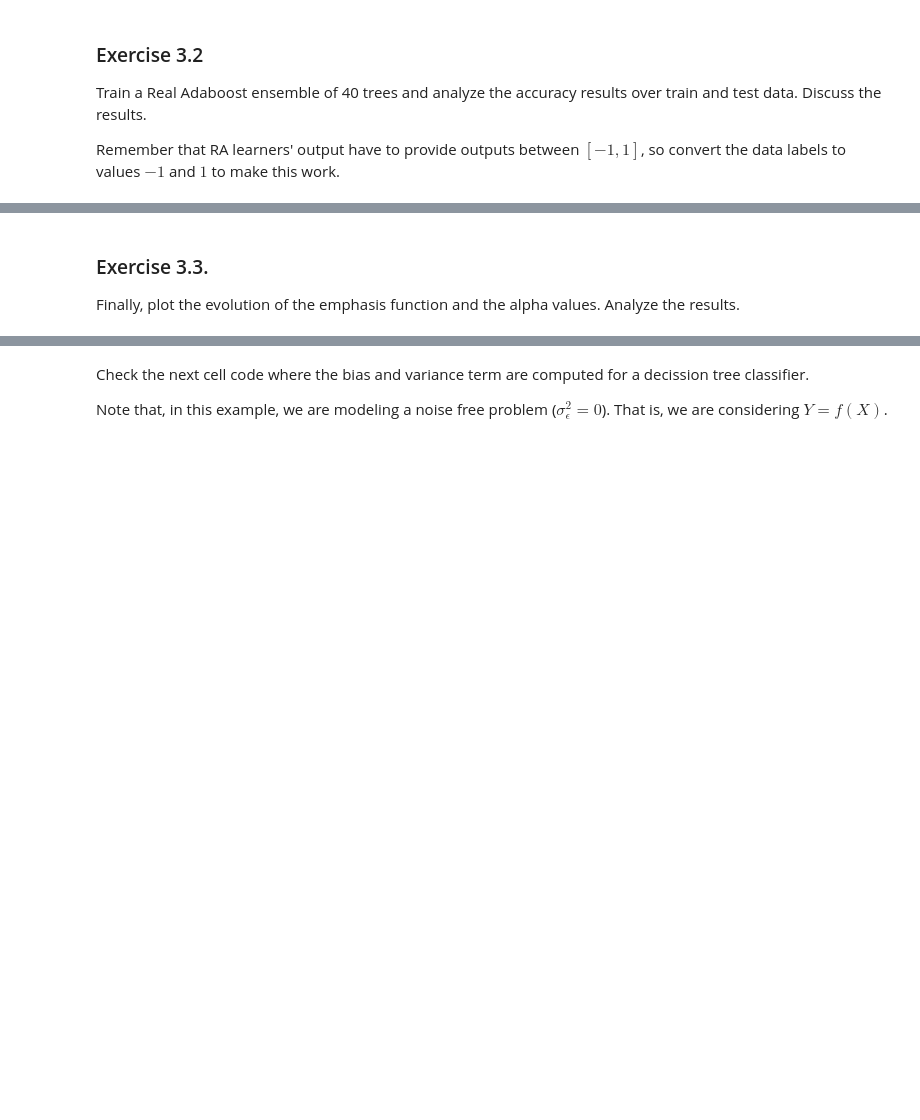
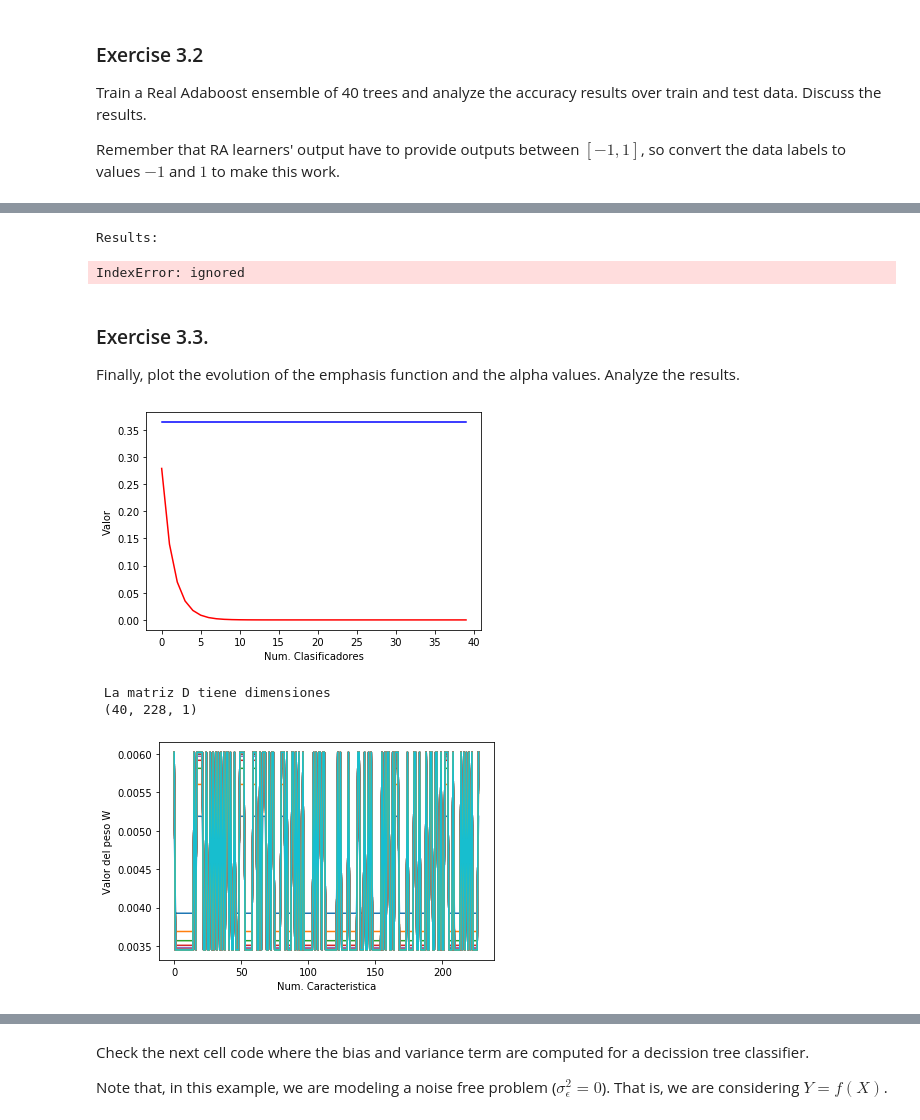
Before and after one commit to ikerarana/Machine-Learning-Notebooks, a Jupyter notebook: Curso Machine Learning UC3M Python/Week 6 - Homework 2 - Ensemblew Methods/HW2.ipynb, the cells around one changed output, grey strips where cells are left out. Cells and saved outputs as stored; diff of their text form; code cells hidden in the pictures; blank space fills up the shorter version.

```diff
--- a/Curso Machine Learning UC3M Python/Week 6 - Homework 2 - Ensemblew Methods/HW2.ipynb
+++ b/Curso Machine Learning UC3M Python/Week 6 - Homework 2 - Ensemblew Methods/HW2.ipynb
@@ -539,3 +618,18 @@ Remember that RA learners' output have to provide outputs between $[-1,1]$, so c
+# %%
+# testeamos
+test(Y_test,classifier)
+# %% [output]
+Results:
+IndexError: ignored
+# %%
+# paso 1 inicializar los pesos
+numPesos = X_train.shape
+w=np.zeros(numPesos[0])
+
+for i in range(numPesos[0]+1):
+  w[i-1] = 1/numPesos[0]
+
+#print(w)
 # %% [markdown]
 ### Exercise 3.3.
 Finally,  plot the evolution of the emphasis function and the alpha values. Analyze the results.
@@ -545,3 +636,27 @@ Finally,  plot the evolution of the emphasis function and the alpha values. Anal
+# %%
+ # <SOL>
+from matplotlib import pyplot as plt
+plt.plot(alpha_,'r',label='alpha')
+plt.plot(errorRate_,'b',label='Error Rate')
+#plt.plot(minErr_)
+plt.xlabel("Num. Clasificadores")
+plt.ylabel("Valor")
+plt.show()
+
+D=np.array(D_)
+tamanio = D.shape
+print(f"\n La matriz D tiene dimensiones \n {D.shape}")
+for i in range(0,tamanio[0]):
+  plt.plot(D[i,:,0],label='w'+str(i))
+  plt.xlabel("Num. Caracteristica")
+  plt.ylabel("Valor del peso W")
+
+plt.show()
+# %% [output]
+[figure, added]
+ La matriz D tiene dimensiones
+ (40, 228, 1)
+[figure, added]
 # %% [markdown]
 # 5. Bias and variance trade-off
 
```
Also changed, not shown: parts of 15 cells of this notebook.
